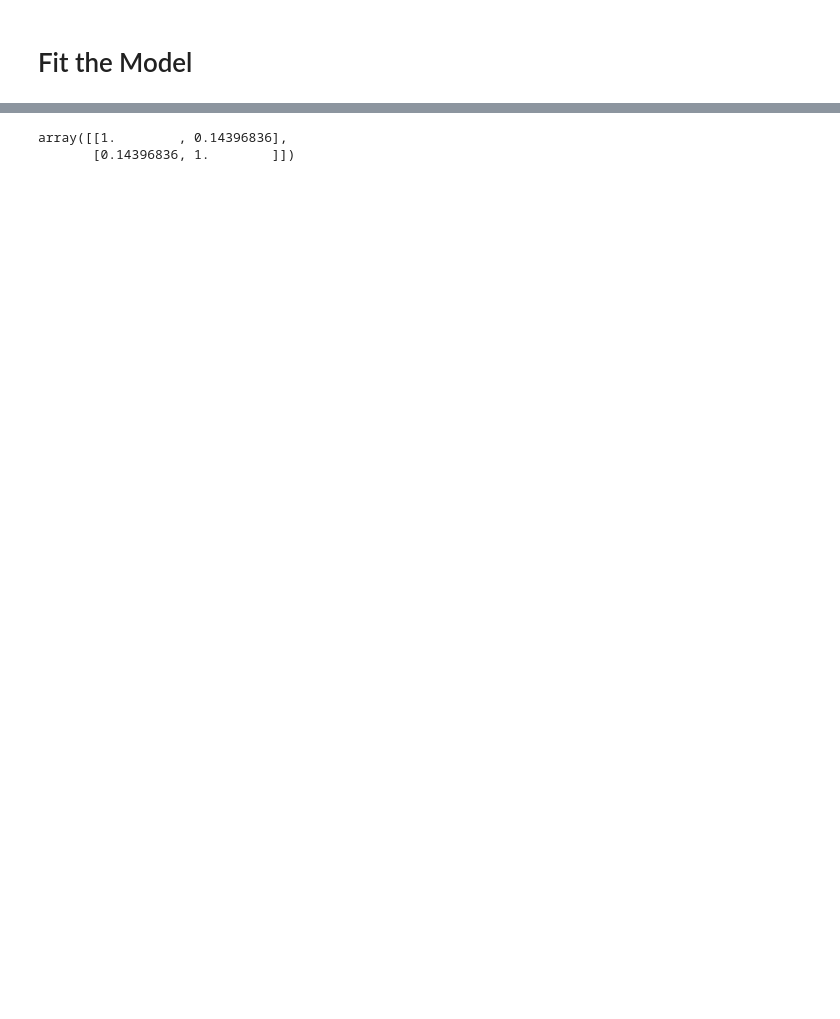
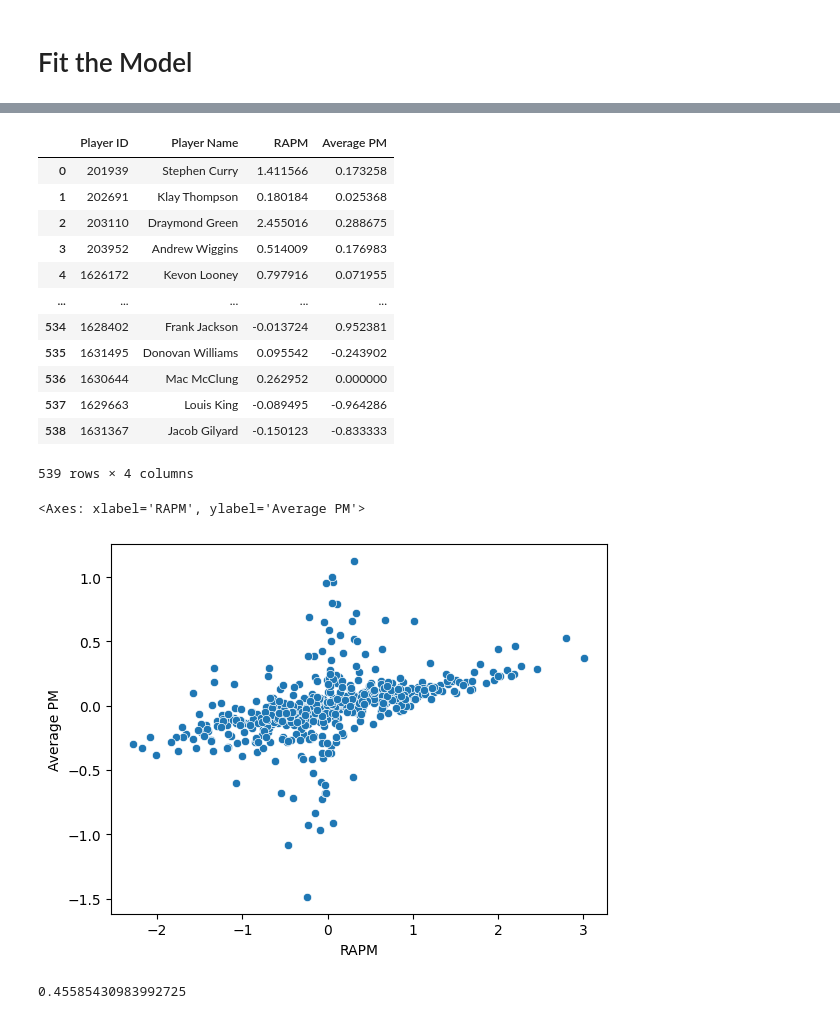
Before and after one commit to DanLeEpicMan/RAPM, a Jupyter notebook: code/analyze/ryurko_results.ipynb, the cells around one changed output, grey strips where cells are left out. Cells and saved outputs as stored; diff of their text form; code cells hidden in the pictures; blank space fills up the shorter version.

Commit message:
Refactored the code to be more clean. Also analyzed results on ryurko's model.

```diff
--- a/code/analyze/ryurko_results.ipynb
+++ b/code/analyze/ryurko_results.ipynb
@@ -4,4 +4,7 @@ import pandas as pd
 import nba_on_court as noc
 import seaborn as sns
 from sklearn.linear_model import RidgeCV
+from nba_api.stats.endpoints import GameRotation, CommonPlayerInfo
+
+pd.set_option('display.max_columns', 500)
 # %% [markdown]
@@ -56,0 +72,10 @@ sns.scatterplot(x=100 * my_results['Average PM'], y=30 * results['RAPM'])
+# %%
+results = pd.DataFrame({
+    'Player ID': design.columns.astype(np.int32),
+    'RAPM': model.coef_
+})
+
+results.insert(loc=1, column='Player Name', value=[
+    players[player_id]
+    for player_id in results['Player ID']
+])
@@ -56,0 +123,44 @@ sns.scatterplot(x=100 * my_results['Average PM'], y=30 * results['RAPM'])
+# %%
+results['Average PM'] = np.empty(len(results))
+
+# calculate average PM.
+onpm         = np.zeros(len(results))
+offpm        = np.zeros(len(results))
+total_stints = np.zeros(len(results))
+
+for game_id in games:
+    bools: list[bool]     = data['game_id'] == game_id
+    game_data, indicators = data[bools], design[bools]
+
+    sign           = np.sign(indicators.sum(axis=0))
+    on_indicators  = indicators
+    off_indicators = ((~on_indicators.astype(bool)).astype(int)).mul(sign, axis=1) # in case we need to swap -1, 0 instead of 1, 0
+
+    onpm         += on_indicators.mul(game_data['end_score_margin'], axis=0).sum(axis=0).to_numpy()
+    offpm        += off_indicators.mul(game_data['end_score_margin'], axis=0).sum(axis=0).to_numpy()
+    total_stints += len(game_data) * np.abs(sign)
+
+average_pm = (onpm - offpm) / total_stints
+
+for plr_id, plr_avg_pm in zip(design.columns.astype(int), average_pm): # the order of the players in the columns matches the order in average_pm
+    results.loc[results['Player ID'] == plr_id, 'Average PM'] = plr_avg_pm
+# %%
+display(results)
+
+sns.scatterplot(data=results, x='RAPM', y='Average PM')
+# %% [output]
+|  | Player ID | Player Name | RAPM | Average PM |
+| 0 | 201939 | Stephen Curry | 1.411566 | 0.173258 |
+| 1 | 202691 | Klay Thompson | 0.180184 | 0.025368 |
+| 2 | 203110 | Draymond Green | 2.455016 | 0.288675 |
+| 3 | 203952 | Andrew Wiggins | 0.514009 | 0.176983 |
+| 4 | 1626172 | Kevon Looney | 0.797916 | 0.071955 |
+| ... | ... | ... | ... | ... |
+| 534 | 1628402 | Frank Jackson | -0.013724 | 0.952381 |
+| 535 | 1631495 | Donovan Williams | 0.095542 | -0.243902 |
+| 536 | 1630644 | Mac McClung | 0.262952 | 0.000000 |
+| 537 | 1629663 | Louis King | -0.089495 | -0.964286 |
+| 538 | 1631367 | Jacob Gilyard | -0.150123 | -0.833333 |
+539 rows × 4 columns
+<Axes: xlabel='RAPM', ylabel='Average PM'>
+[figure, added]
@@ -57,5 +169,4 @@ sns.scatterplot(x=100 * my_results['Average PM'], y=30 * results['RAPM'])
 # %%
-np.corrcoef(100 * my_results['Average PM'], 30 * results['RAPM'])
+results['Average PM'].corr(results['RAPM'])
 # %% [output]
-array([[1.        , 0.14396836],
-       [0.14396836, 1.        ]])
+0.45585430983992725
```
Also changed, not shown: parts of 13 cells of this notebook, 10 other files.
